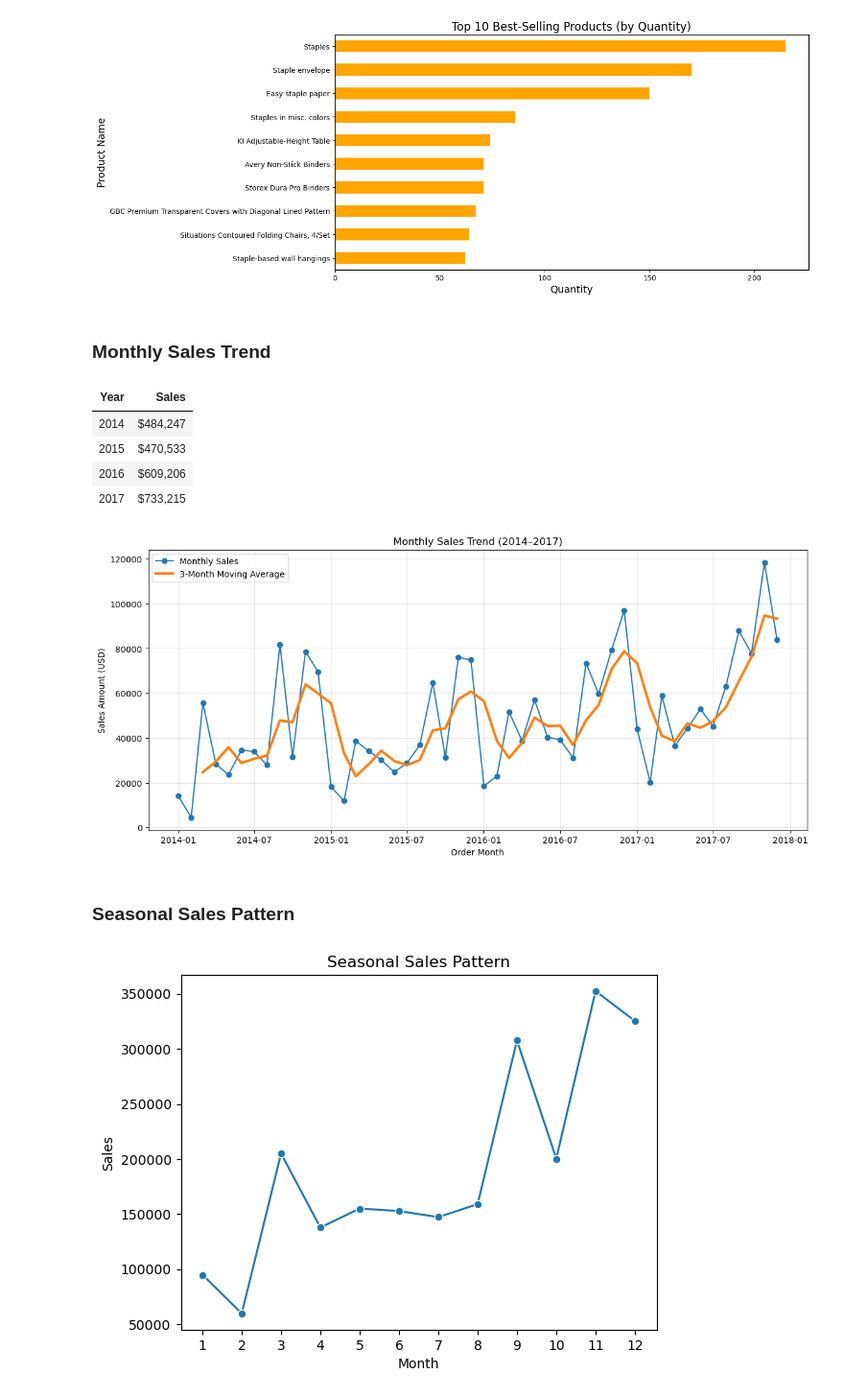
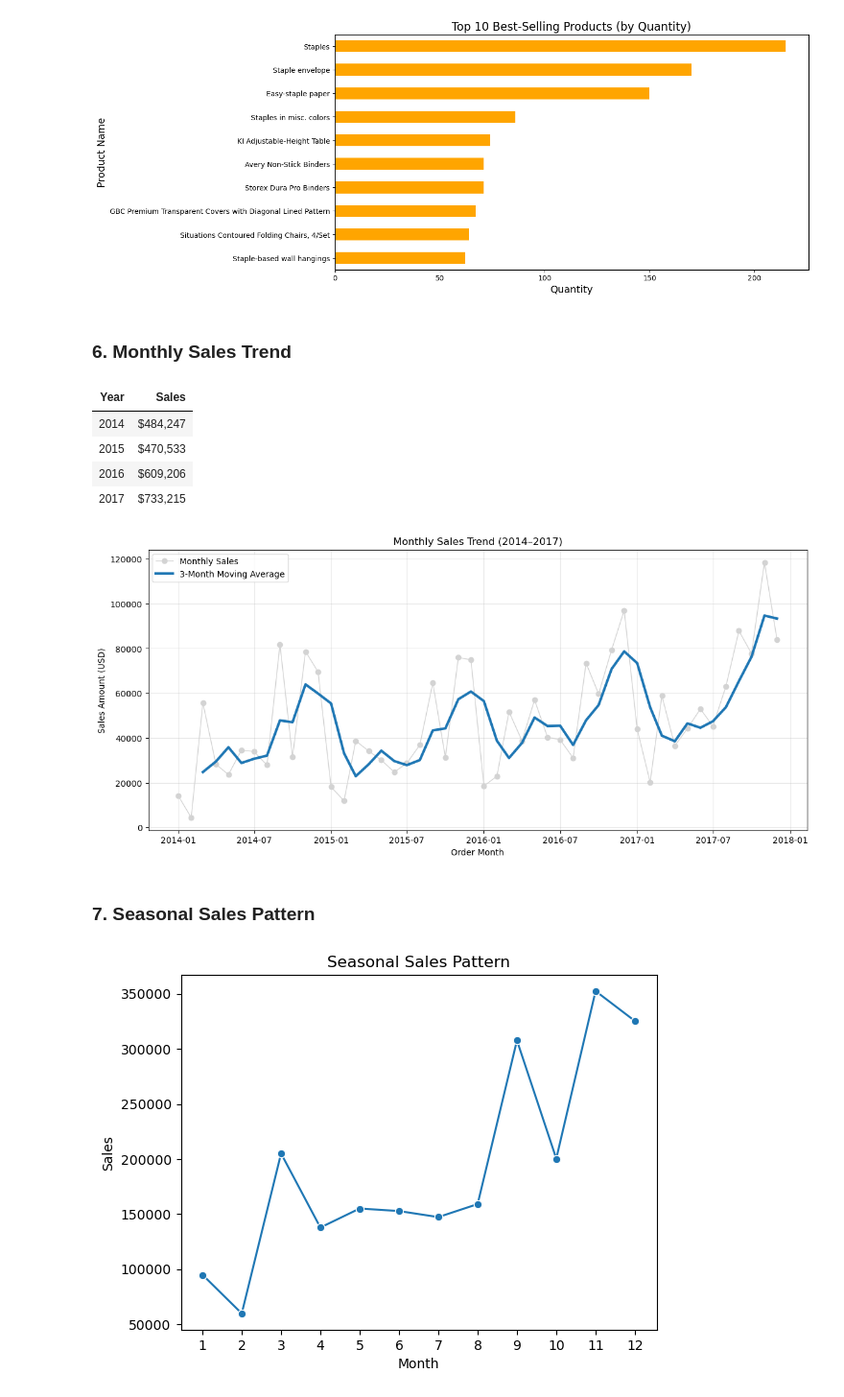
Before and after one commit to BiqiaoWang/GitHub-Project, a Jupyter notebook: Superstore-analysis.ipynb, the cells around one changed output. Shown at 96% size. Cells and saved outputs as stored; diff of their text form; code cells hidden in the pictures.

```diff
--- a/Superstore-analysis.ipynb
+++ b/Superstore-analysis.ipynb
@@ -168,7 +168,7 @@ plt.show()
 # %% [output]
 [figure]
 # %% [markdown]
-### Monthly Sales Trend
+### 6. Monthly Sales Trend
 # %%
 # Convert Order Date to datetime
 df['Order Date'] = pd.to_datetime(df['Order Date'])
@@ -198,39 +198,42 @@ monthly_sales = (
       .sum()
       .sort_index()
 )
 
-# 3-month moving average
+# 3-month moving average (smooth short-term fluctuations)
 rolling_mean = monthly_sales.rolling(window=3).mean()
 
-# Plot
+# Plot monthly sales and moving average trend
 plt.figure(figsize=(14,6))
 
+# Original monthly sales
 plt.plot(
     monthly_sales.index,
     monthly_sales.values,
     marker='o',
-    linewidth=1.5,
+    linewidth=1,
+    color='lightgray',
     label='Monthly Sales'
 )
 
+# Smoothed sales trend
 plt.plot(
     rolling_mean.index,
     rolling_mean.values,
     linewidth=3,
     label='3-Month Moving Average'
 )
 
 plt.title('Monthly Sales Trend (2014–2017)')
 plt.xlabel('Order Month')
 plt.ylabel('Sales Amount (USD)')
 plt.legend()
 plt.grid(True, alpha=0.3)
 
 plt.show()
 # %% [output]
-[figure, old version]
+[figure, new version]
 # %% [markdown]
-### Seasonal Sales Pattern
+### 7. Seasonal Sales Pattern
 # %%
 # Seasonal Sales Pattern
 df['Order Date'] = pd.to_datetime(df['Order Date'])   # Convert to datetime format
```
Also changed, not shown: parts of 1 cell of this notebook.
